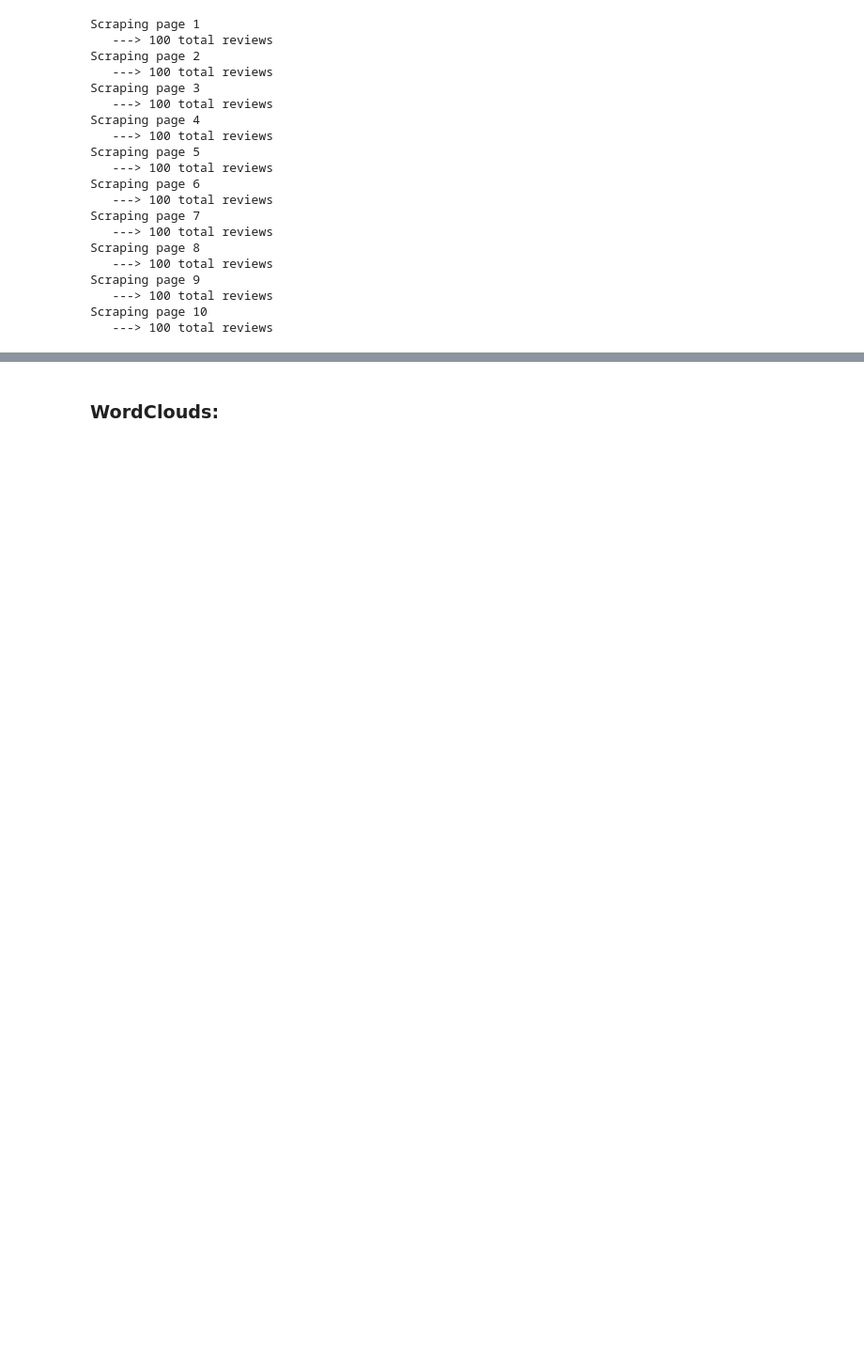
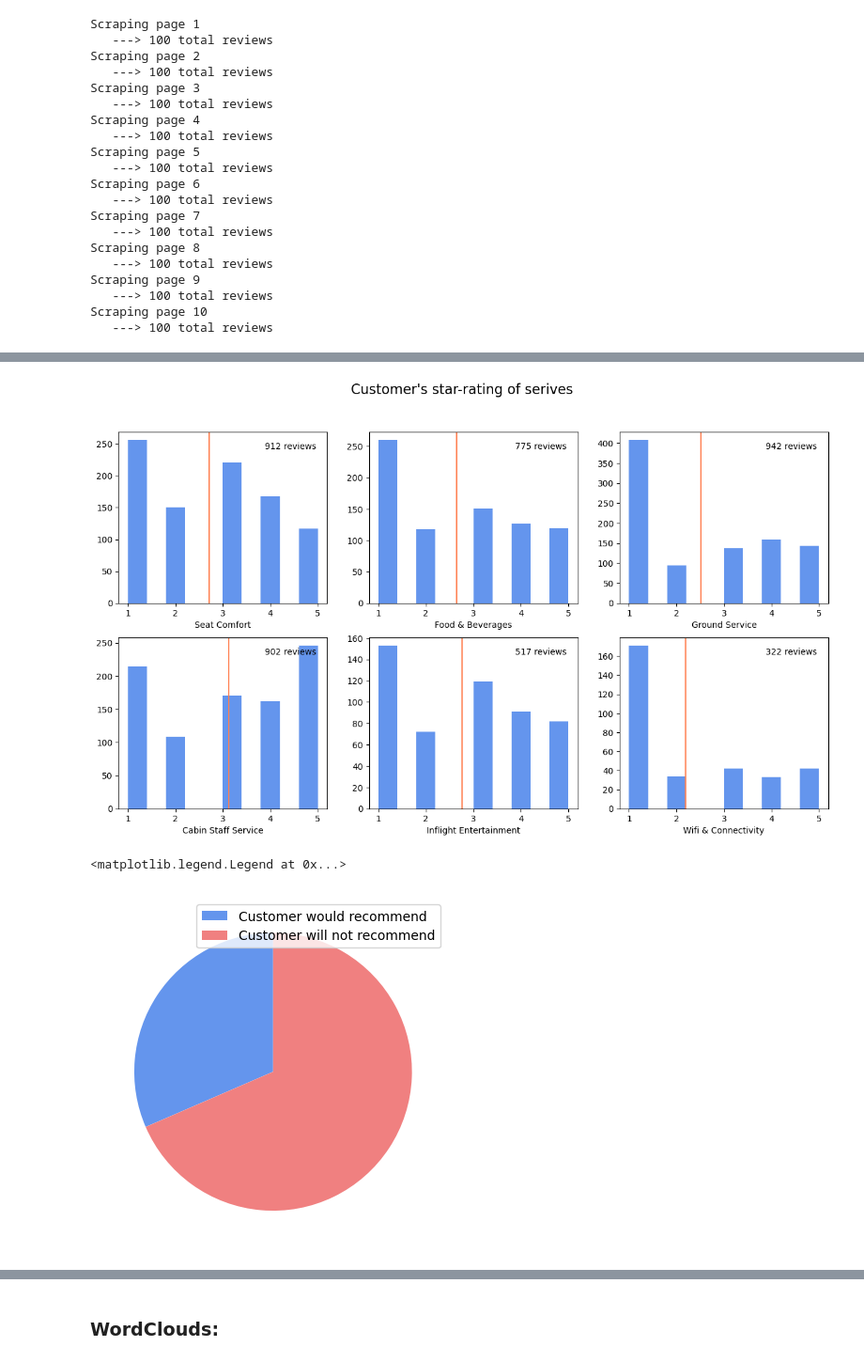
Before and after one commit to angelicads93/airline_services_analysis, a Jupyter notebook: Analysis.ipynb, the cells around one changed output, grey strips where cells are left out. Shown: that part at 94% size. Saved outputs shown, nothing was run; the diff lists cells and outputs as text; code cells hidden in the pictures; blank space fills up the shorter version.

```diff
--- a/Analysis.ipynb
+++ b/Analysis.ipynb
@@ -131,0 +139,31 @@ Congratulations! Now you have your dataset for this task! The loops above collec
+# %%
+num_features = ['Seat Comfort','Cabin Staff Service', 'Food & Beverages', 'Inflight Entertainment', 'Ground Service', 'Wifi & Connectivity' ]
+
+fig, axs = plt.subplots(2,3)
+fig.set_size_inches(15,8)
+fig.suptitle("Customer's star-rating of serives", fontsize=16)
+i=0
+for colm in range(3):
+    for row in range(2):
+        axs[row][colm].hist( df[num_features[i]].dropna(), align='mid', color='cornflowerblue')
+        axs[row][colm].axvline(x=df[num_features[i]].mean(), color='coral', linestyle='-')
+        axs[row][colm].set_xlabel(num_features[i])
+        tx = str(int(len(df[num_features[i]].dropna())))+' reviews'
+        axs[row][colm].text(0.7,0.9, tx, transform=axs[row][colm].transAxes )
+        i += 1
+plt.show()
+
+
+## Customer's recommendation:
+no = pd.get_dummies(df['Recommended'], dtype=int)['no'].sum()
+yes = pd.get_dummies(df['Recommended'], dtype=int)['yes'].sum()
+
+fig, axs = plt.subplots(1)
+labels = ['Customer would recommend','Customer will not recommend']
+colors = ['cornflowerblue', 'lightcoral']
+patches, texts = axs.pie([yes,no], colors=colors, startangle=90)
+axs.legend(patches, labels, loc="upper right")
+# %% [output]
+[figure, added]
+<matplotlib.legend.Legend at 0x...>
+[figure, added]
```
Also changed, not shown: parts of 13 cells of this notebook.
